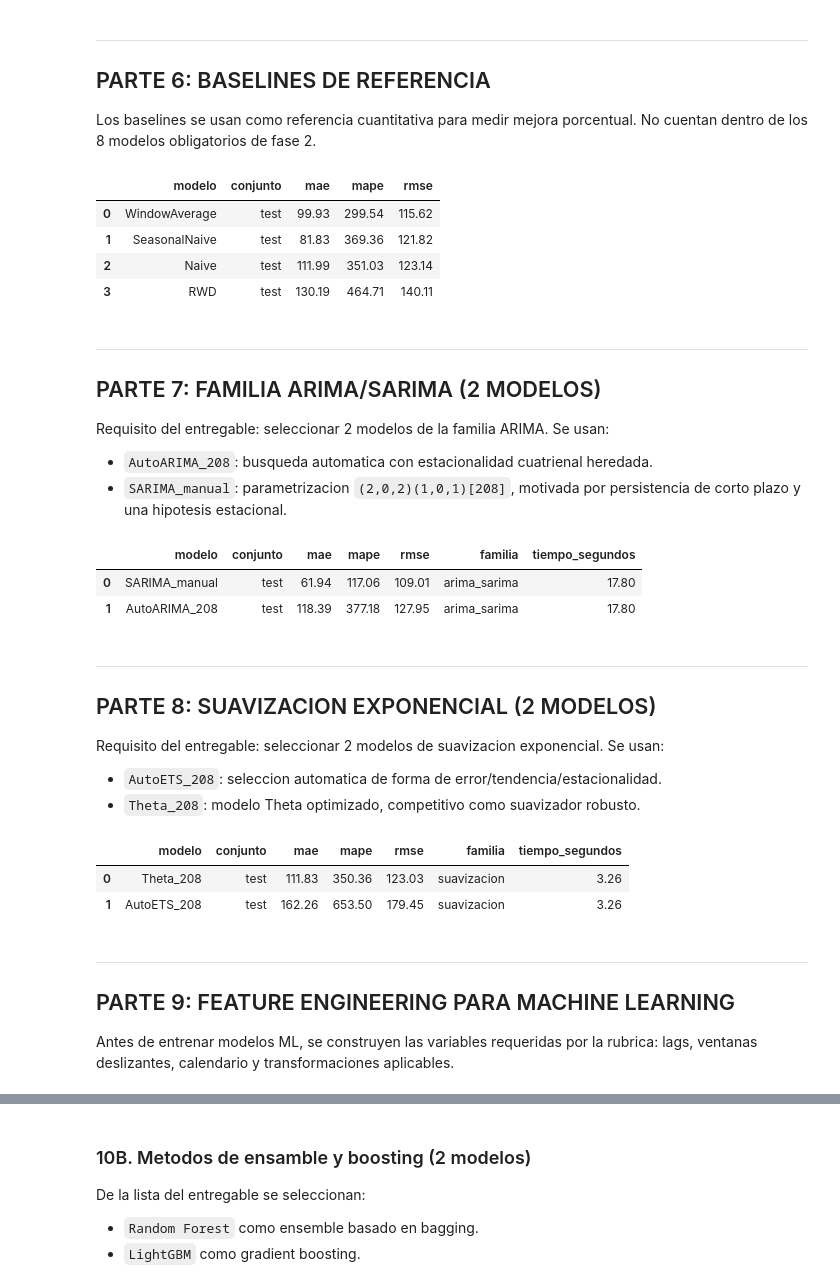
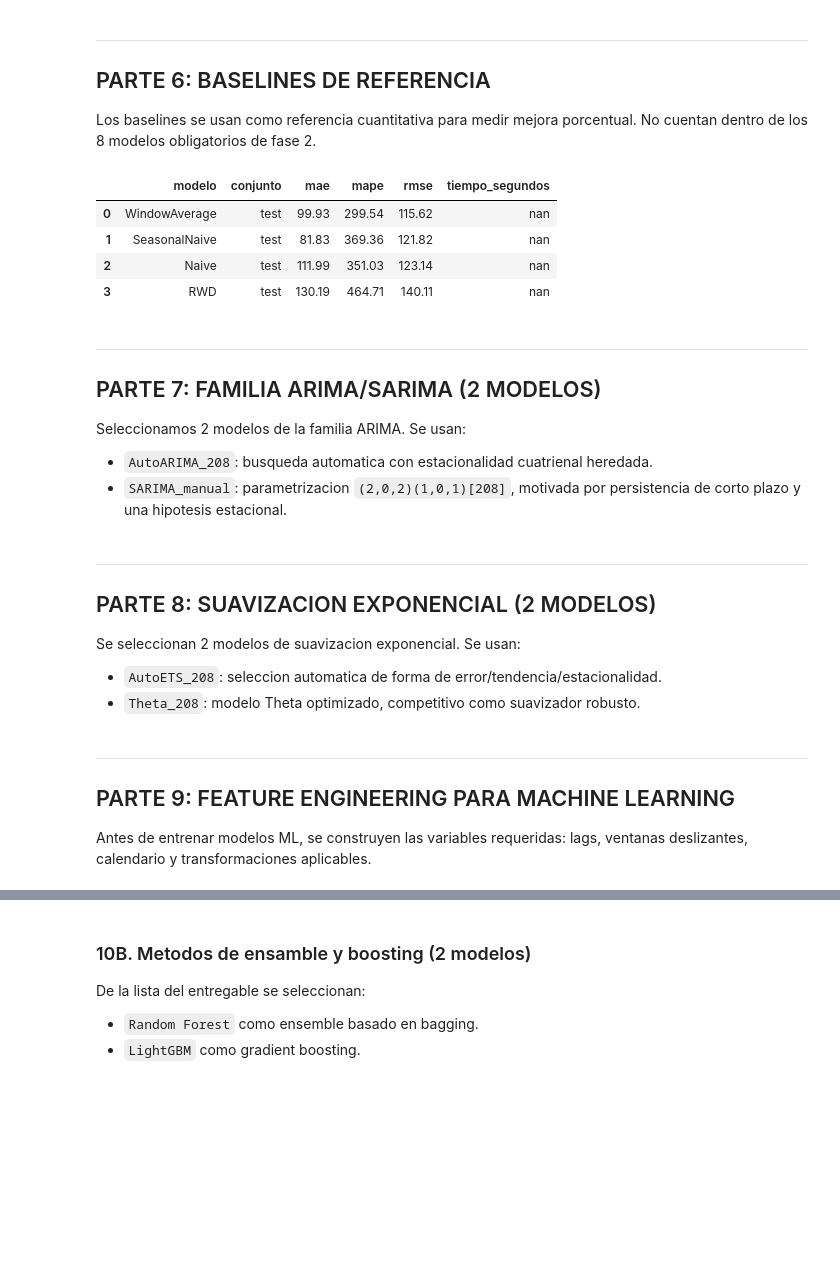
Before and after one commit to almeneses/series_temporales, a Jupyter notebook: proyecto_2/fase2_dengue_workshop_style.ipynb, the cells around one changed output, grey strips where cells are left out. Cells and saved outputs as stored; diff of their text form; code cells hidden in the pictures; blank space fills up the shorter version.

Commit message:
pre-entrega-1

```diff
--- a/proyecto_2/fase2_dengue_workshop_style.ipynb
+++ b/proyecto_2/fase2_dengue_workshop_style.ipynb
@@ -63,6 +64,7 @@ from utilsforecast.evaluation import evaluate
 from utilsforecast.feature_engineering import fourier
 from utilsforecast.losses import mae, mape, rmse
 
+from sklearn.base import clone
 from sklearn.pipeline import make_pipeline
 from sklearn.preprocessing import StandardScaler
 from sklearn.linear_model import Ridge, Lasso
@@ -70,13 +72,10 @@ from sklearn.ensemble import RandomForestRegressor
 from lightgbm import LGBMRegressor
 
 warnings.filterwarnings('ignore')
-np.random.seed(42)
 
-RUTA_DATOS = Path('proyecto_2/dengue_anio_semana_nixtla.csv')
-if not RUTA_DATOS.exists():
-    RUTA_DATOS = Path('../proyecto_2/dengue_anio_semana_nixtla.csv')
-if not RUTA_DATOS.exists():
-    RUTA_DATOS = Path('proyecto_1/dengue_anio_semana_nixtla.csv')
+RUTA_DATOS = Path('dengue_anio_semana_nixtla.csv')
+RUTA_EXOGENAS_BASE = Path('dataset_integrado_base.csv')
+
 
 UNIQUE_ID = 'dengue_cali'
 FRECUENCIA = 'W-MON'
@@ -84,7 +83,7 @@ FECHA_CORTE = '2020-01-01'
 ESTACIONALIDAD_ANUAL = 52
 ESTACIONALIDAD = ESTACIONALIDAD_ANUAL * 4
 SEED = 42
-
+np.random.seed(SEED)
 MODELOS_BASELINE = ['Naive', 'SeasonalNaive', 'WindowAverage', 'RWD']
 MODELOS_ARIMA = [f'AutoARIMA_{ESTACIONALIDAD}', 'SARIMA_manual']
 MODELOS_SUAVIZADO = [f'AutoETS_{ESTACIONALIDAD}', f'Theta_{ESTACIONALIDAD}']
@@ -95,6 +94,7 @@ MODELOS_FASE2 = MODELOS_ARIMA + MODELOS_SUAVIZADO + MODELOS_ML
 
 print('Configuracion cargada')
 print(f'Datos Nixtla: {RUTA_DATOS}')
+print(f'Exogenas climaticas: {RUTA_EXOGENAS_BASE}')
 print(f'Estacionalidad anual: {ESTACIONALIDAD_ANUAL} | Hipotesis principal: {ESTACIONALIDAD}')
 # %% [output]
 Configuracion cargada
@@ -428,46 +462,44 @@ Los baselines se usan como referencia cuantitativa para medir mejora porcentual.
 # %%
 def crear_statsforecast_baseline(frecuencia=FRECUENCIA, estacionalidad=ESTACIONALIDAD):
     return StatsForecast(
         models=[Naive(), SeasonalNaive(season_length=estacionalidad), WindowAverage(window_size=3), RandomWalkWithDrift()],
         freq=frecuencia,
     )
 
 
 def unir_predicciones_con_test(test, preds):
-    return test.merge(preds, on=['unique_id', 'ds'])
+    return test.merge(preds, on=ID_COLS)
 
 
 def graficar_pronosticos(serie, test, preds_test, modelos, titulo):
     fig = go.Figure()
     fig.add_trace(go.Scatter(x=serie.ds, y=serie.y, mode='lines', name='Historico', line=dict(color='lightgray')))
     fig.add_trace(go.Scatter(x=test.ds, y=test.y, mode='lines', name='Real test', line=dict(color='black', width=2)))
     for modelo in modelos:
         fig.add_trace(go.Scatter(x=preds_test.ds, y=preds_test[modelo], mode='lines', name=modelo))
     fig.add_vline(x=pd.to_datetime(FECHA_CORTE), line_dash='dash', line_color='gray')
     fig.update_layout(title=titulo, xaxis_title='Fecha', yaxis_title='Casos', template='plotly_white', height=460)
     fig.show()
 
 
 sf_baseline = crear_statsforecast_baseline()
 sf_baseline.fit(train)
 preds_baseline = sf_baseline.predict(h=len(test))
-modelos_baseline = [c for c in preds_baseline.columns if c not in ['unique_id', 'ds']]
-test_baseline = unir_predicciones_con_test(test, preds_baseline)
-metricas_baseline = calcular_metricas_pronostico(test_baseline, modelos_baseline)
+test_baseline, metricas_baseline, modelos_baseline = evaluar_predicciones(test, preds_baseline)
 
 graficar_pronosticos(df, test, test_baseline, modelos_baseline, 'Baselines de referencia vs test')
 display(estilo_ranking_metricas(metricas_baseline))
 # %% [output]
-|  | modelo | conjunto | mae | mape | rmse |
-| 0 | WindowAverage | test | 99.93 | 299.54 | 115.62 |
-| 1 | SeasonalNaive | test | 81.83 | 369.36 | 121.82 |
-| 2 | Naive | test | 111.99 | 351.03 | 123.14 |
-| 3 | RWD | test | 130.19 | 464.71 | 140.11 |
+|  | modelo | conjunto | mae | mape | rmse | tiempo_segundos |
+| 0 | WindowAverage | test | 99.93 | 299.54 | 115.62 | nan |
+| 1 | SeasonalNaive | test | 81.83 | 369.36 | 121.82 | nan |
+| 2 | Naive | test | 111.99 | 351.03 | 123.14 | nan |
+| 3 | RWD | test | 130.19 | 464.71 | 140.11 | nan |
 # %% [markdown]
 ---
 ## PARTE 7: FAMILIA ARIMA/SARIMA (2 MODELOS)
 
-Requisito del entregable: seleccionar 2 modelos de la familia ARIMA. Se usan:
+Seleccionamos 2 modelos de la familia ARIMA. Se usan:
 
 - `AutoARIMA_208`: busqueda automatica con estacionalidad cuatrienal heredada.
 - `SARIMA_manual`: parametrizacion `(2,0,2)(1,0,1)[208]`, motivada por persistencia de corto plazo y una hipotesis estacional.
@@ -476,8 +508,7 @@ def entrenar_y_predecir_statsforecast(train, test, modelos):
     inicio = time.perf_counter()
     sf = StatsForecast(models=modelos, freq=FRECUENCIA, n_jobs=-1)
     sf.fit(train)
-    preds = sf.predict(h=len(test))
-    return sf, preds, time.perf_counter() - inicio
+    return sf, sf.predict(h=len(test)), time.perf_counter() - inicio
 
 
 modelos_arima = [
@@ -486,23 +517,12 @@ modelos_arima = [
 ]
 
 sf_arima, preds_arima, tiempo_arima = entrenar_y_predecir_statsforecast(train, test, modelos_arima)
-modelos_arima_col = [c for c in preds_arima.columns if c not in ['unique_id', 'ds']]
-test_arima = unir_predicciones_con_test(test, preds_arima)
-test_arima[modelos_arima_col] = test_arima[modelos_arima_col].clip(lower=0)
-
-metricas_arima = calcular_metricas_pronostico(test_arima, modelos_arima_col)
-metricas_arima['familia'] = 'arima_sarima'
-metricas_arima['tiempo_segundos'] = tiempo_arima
+test_arima, metricas_arima, modelos_arima_col = evaluar_predicciones(test, preds_arima, 'arima_sarima', tiempo_arima)
 display(estilo_ranking_metricas(metricas_arima))
-# %% [output]
-|  | modelo | conjunto | mae | mape | rmse | familia | tiempo_segundos |
-| 0 | SARIMA_manual | test | 61.94 | 117.06 | 109.01 | arima_sarima | 17.80 |
-| 1 | AutoARIMA_208 | test | 118.39 | 377.18 | 127.95 | arima_sarima | 17.80 |
 # %% [markdown]
 ---
 ## PARTE 8: SUAVIZACION EXPONENCIAL (2 MODELOS)
-
-Requisito del entregable: seleccionar 2 modelos de suavizacion exponencial. Se usan:
+Se seleccionan 2 modelos de suavizacion exponencial. Se usan:
 
 - `AutoETS_208`: seleccion automatica de forma de error/tendencia/estacionalidad.
 - `Theta_208`: modelo Theta optimizado, competitivo como suavizador robusto.
@@ -513,23 +533,13 @@ modelos_suavizado = [
 ]
 
 sf_suavizado, preds_suavizado, tiempo_suavizado = entrenar_y_predecir_statsforecast(train, test, modelos_suavizado)
-modelos_suavizado_col = [c for c in preds_suavizado.columns if c not in ['unique_id', 'ds']]
-test_suavizado = unir_predicciones_con_test(test, preds_suavizado)
-test_suavizado[modelos_suavizado_col] = test_suavizado[modelos_suavizado_col].clip(lower=0)
-
-metricas_suavizado = calcular_metricas_pronostico(test_suavizado, modelos_suavizado_col)
-metricas_suavizado['familia'] = 'suavizacion'
-metricas_suavizado['tiempo_segundos'] = tiempo_suavizado
+test_suavizado, metricas_suavizado, modelos_suavizado_col = evaluar_predicciones(test, preds_suavizado, 'suavizacion', tiempo_suavizado)
 display(estilo_ranking_metricas(metricas_suavizado))
-# %% [output]
-|  | modelo | conjunto | mae | mape | rmse | familia | tiempo_segundos |
-| 0 | Theta_208 | test | 111.83 | 350.36 | 123.03 | suavizacion | 3.26 |
-| 1 | AutoETS_208 | test | 162.26 | 653.50 | 179.45 | suavizacion | 3.26 |
 # %% [markdown]
 ---
 ## PARTE 9: FEATURE ENGINEERING PARA MACHINE LEARNING
 
-Antes de entrenar modelos ML, se construyen las variables requeridas por la rubrica: lags, ventanas deslizantes, calendario y transformaciones aplicables.
+Antes de entrenar modelos ML, se construyen las variables requeridas: lags, ventanas deslizantes, calendario y transformaciones aplicables.
 # %%
 FREQ = FRECUENCIA
 LAGS = sorted(set(lags_sugeridos_ml + [12, 24, ESTACIONALIDAD_ANUAL]))
```
Also changed, not shown: parts of 23 cells of this notebook, 1 other file.
